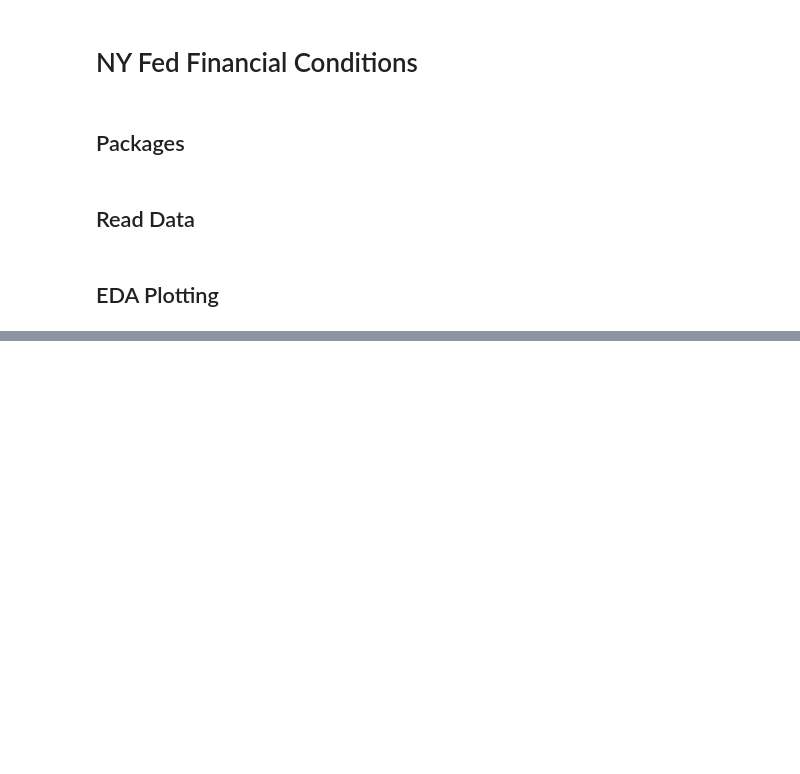
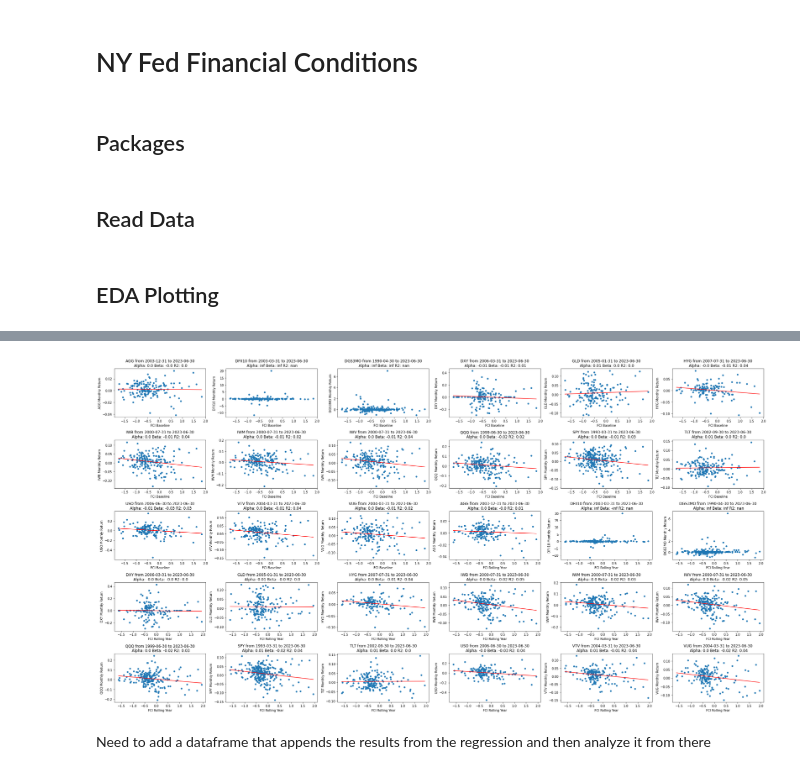
Before and after one commit to diegodalvarez/NYFedFinancialsCondition, a Jupyter notebook: model.ipynb, the cells around one changed output, grey strips where cells are left out. Saved outputs shown, nothing was run; the diff lists cells and outputs as text; code cells hidden in the pictures; blank space fills up the shorter version.

```diff
--- a/model.ipynb
+++ b/model.ipynb
@@ -103,0 +214,8 @@ plt.show()
+# %%
+df_monthly_rtn = (df_combined_monthly.pivot(
+    index = "date", columns = "ticker", values = "value").
+    pct_change().
+    shift(1).
+    reset_index().
+    melt(id_vars = "date").
+    dropna())
@@ -103,0 +238,67 @@ plt.show()
+# %%
+df_fi_combined = (df.melt(
+    id_vars = "date").
+    rename(columns = {
+        "variable": "fi_index",
+        "value": "fi_value"}).
+    merge(df_monthly_rtn, how = "inner", on = ["date"]).
+    rename(columns = {"value": "rtn"}))
+# %%
+df_fi_combined_grouped = df_fi_combined.groupby(["fi_index", "ticker"])
+fig, axes = plt.subplots(ncols = 6, nrows = 5, figsize = (30, 16))
+
+i, j = 0, 0
+for group in df_fi_combined_grouped:
+
+    if group[1].fi_index.iloc[0] == "fci_baseline":
+        col_name = "FCI Baseline"
+
+    else: col_name = "FCI Rolling Year"
+
+    regression = (sm.OLS(
+        endog = group[1].rtn,
+        exog = sm.add_constant(group[1].fi_value)).
+        fit())
+
+    alpha, beta = regression.params
+    rsquared = regression.rsquared
+
+    x = np.linspace(
+        start = group[1].fi_value.min(),
+        stop = group[1].fi_value.max(),
+        num = 1_000)
+
+    y = (beta * x) + alpha
+
+    (group[
+        1].
+        plot(
+            kind = "scatter",
+            x = "fi_value", y = "rtn",
+            ax = axes[i,j],
+            xlabel = col_name,
+            ylabel = "{} Monthly Return".format(
+                group[1].ticker.iloc[0]),
+            title = "{} from {} to {}\n Alpha: {} Beta: {} R2: {}".format(
+                group[1].ticker.iloc[0],
+                group[1].date.min().date(),
+                group[1].date.max().date(),
+                round(alpha, 2),
+                round(beta, 2),
+                round(rsquared, 2))))
+
+    axes[i,j].plot(x, y, color = "red")
+
+    if j == 5:
+        i += 1
+        j = 0
+
+    else:
+        j += 1
+
+
+plt.tight_layout()
+# %% [output]
+[figure, added]
+# %% [markdown]
+Need to add a dataframe that appends the results from the regression and then analyze it from there
```
Also changed, not shown: parts of 16 cells of this notebook.
